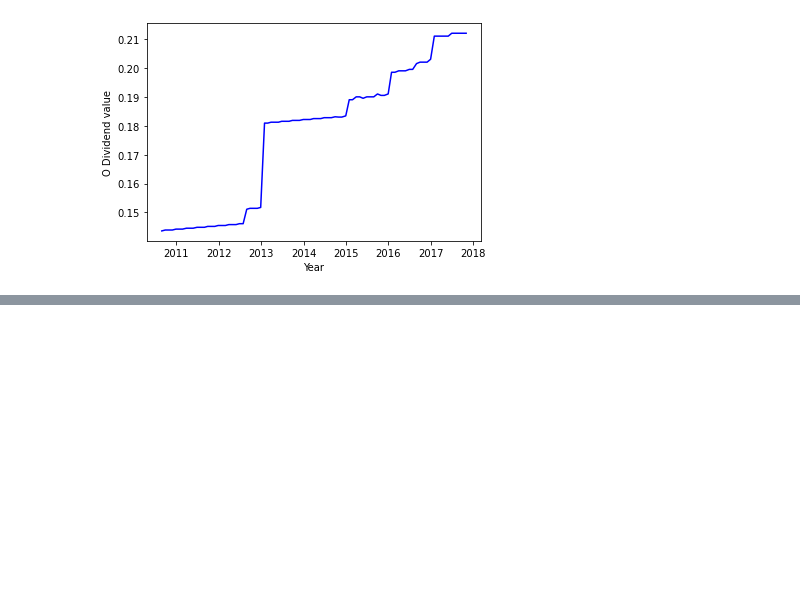
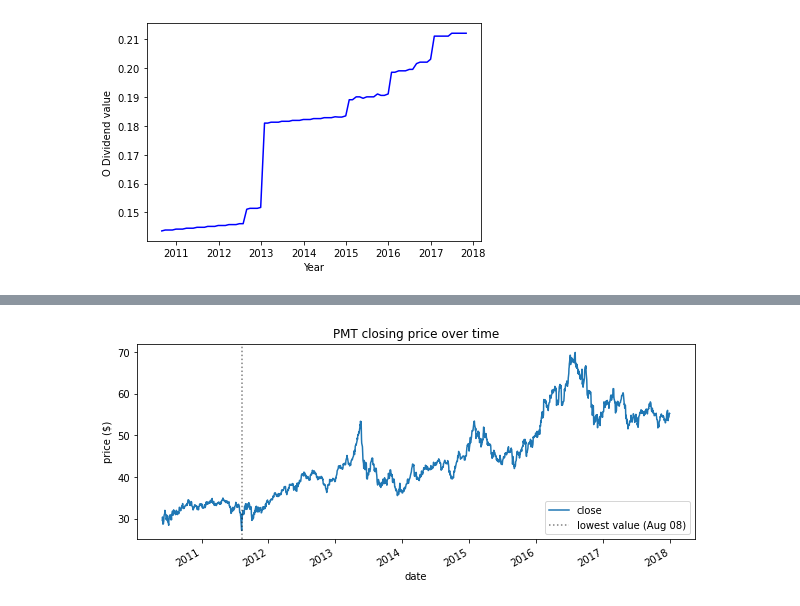
Before and after one commit to Phil-Mart/project-one, a Jupyter notebook: Data_analysis&Vis.ipynb, the cells around one changed output, grey strips where cells are left out. Saved outputs shown, nothing was run; the diff lists cells and outputs as text; code cells hidden in the pictures; blank space fills up the shorter version.

```diff
--- a/Data_analysis&Vis.ipynb
+++ b/Data_analysis&Vis.ipynb
@@ -207,3 +210,13 @@ plt.ylabel('O Dividend value')
 plt.show()
 # %% [output]
 [figure]
+# %%
+reader = stock_analysis.StockReader('2010-06-01', '2018-01-01')
+
+# get stock data
+pmt, o = (
+    reader.get_ticker_data(ticker) \
+    for ticker in ['o', 'pmt'])
+
+# get NASDAQ data
+nye = reader.get_index_data('NASDAQ')
@@ -209,0 +255,22 @@ plt.show()
+# %%
+pmt_viz = stock_analysis.StockVisualizer(pmt)
+# %%
+ax = pmt_viz.evolution_over_time(
+    'close',
+    figsize=(10, 4),
+    legend=False,
+    title='PMT closing price over time'
+)
+pmt_viz.add_reference_line(
+    ax,
+    x=pmt.low.idxmin(),
+    color='k',
+    linestyle=':',
+    label=f'lowest value ({pmt.low.idxmin():%b %d})',
+    alpha=0.5
+)
+ax.set_ylabel('price ($)')
+plt.savefig()
+plt.show()
+# %% [output]
+[figure, added]
```
Also changed, not shown: parts of 3 cells of this notebook.
